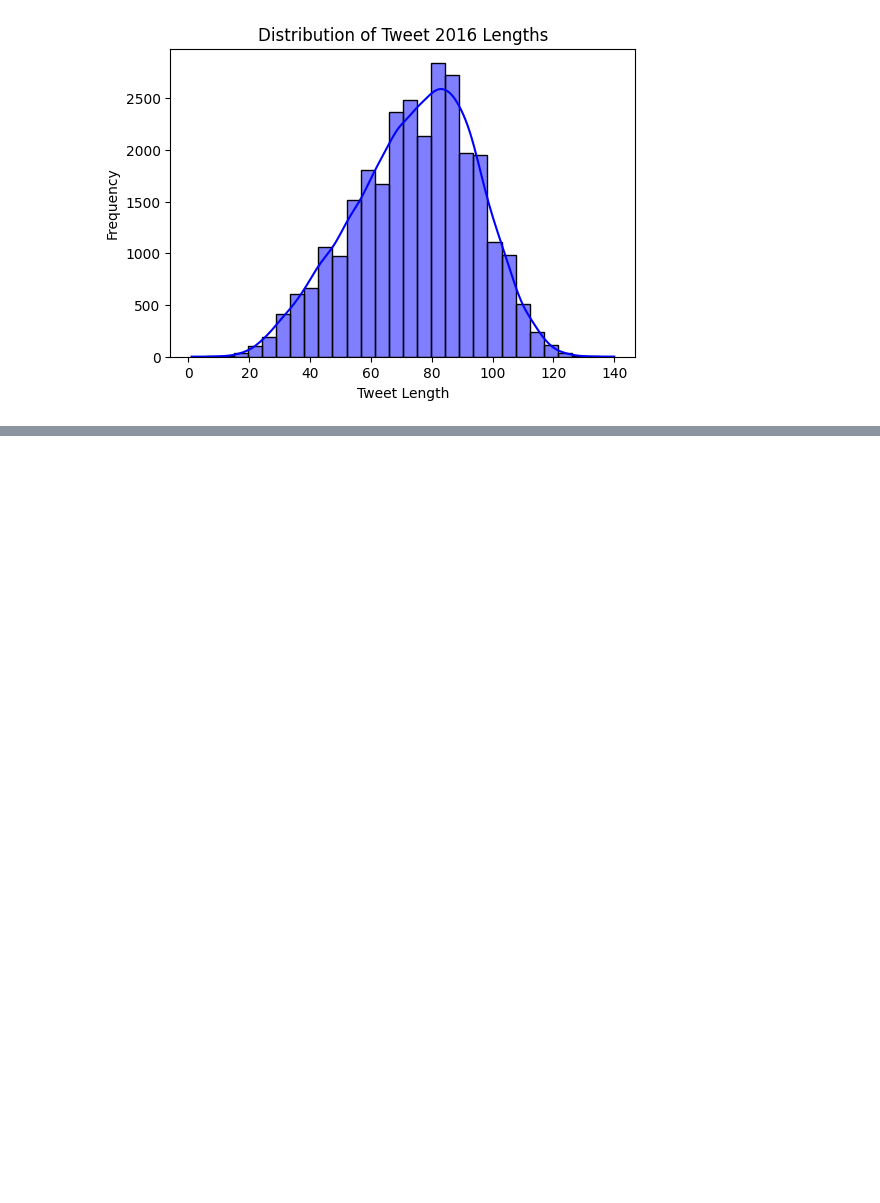
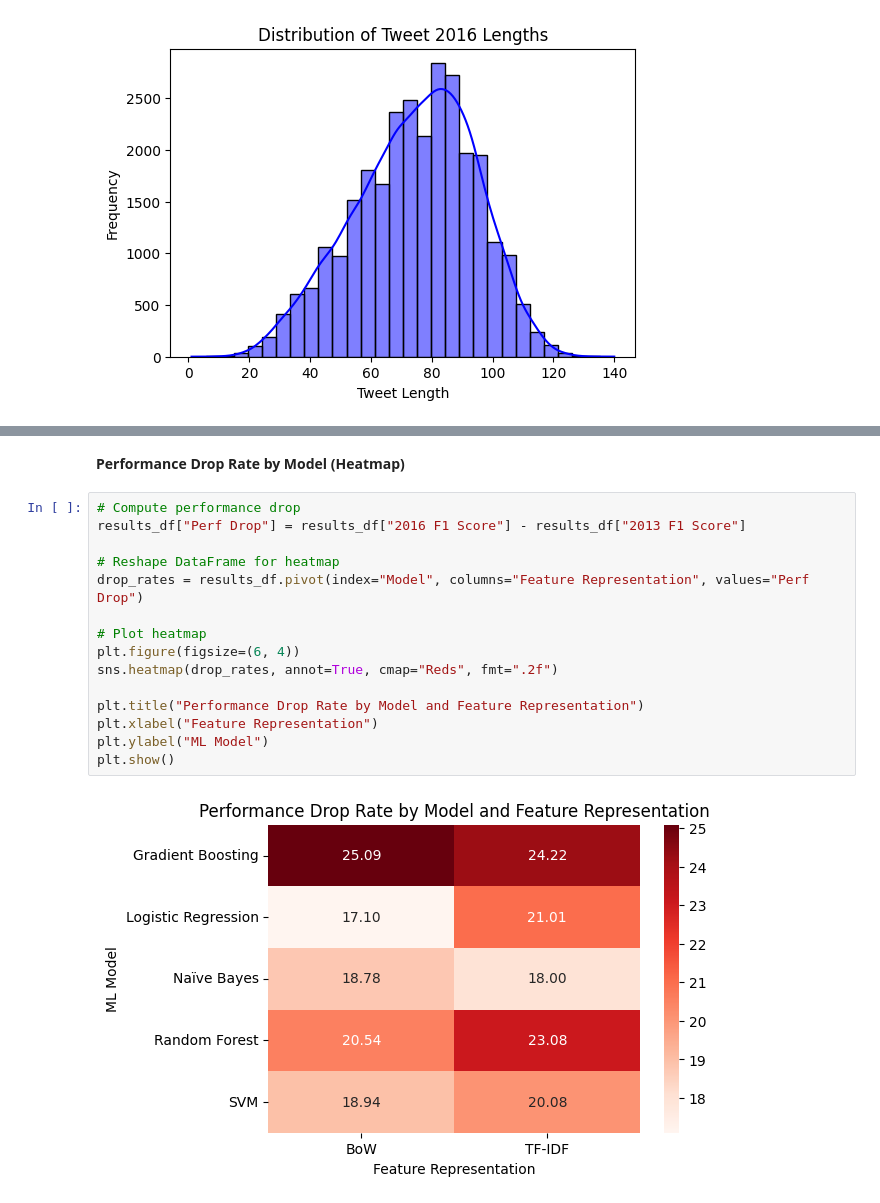
Before and after one commit to akpanitorobong/7120CEM-Natural_Language_Processing, a Jupyter notebook: 7120_CW.ipynb, the cells around one changed output, grey strips where cells are left out. Drawn from its saved outputs; the diff is of its cells as text; blank space fills up the shorter version.

```diff
--- a/7120_CW.ipynb
+++ b/7120_CW.ipynb
@@ -582,0 +716,19 @@ Model performance results saved in 'model_performance.csv'.
+# %% [markdown]
+**Performance Drop Rate by Model (Heatmap)**
+# %%
+# Compute performance drop
+results_df["Perf Drop"] = results_df["2016 F1 Score"] - results_df["2013 F1 Score"]
+
+# Reshape DataFrame for heatmap
+drop_rates = results_df.pivot(index="Model", columns="Feature Representation", values="Perf Drop")
+
+# Plot heatmap
+plt.figure(figsize=(6, 4))
+sns.heatmap(drop_rates, annot=True, cmap="Reds", fmt=".2f")
+
+plt.title("Performance Drop Rate by Model and Feature Representation")
+plt.xlabel("Feature Representation")
+plt.ylabel("ML Model")
+plt.show()
+# %% [output]
+[figure, added]
```
Also changed, not shown: parts of 18 cells of this notebook.
